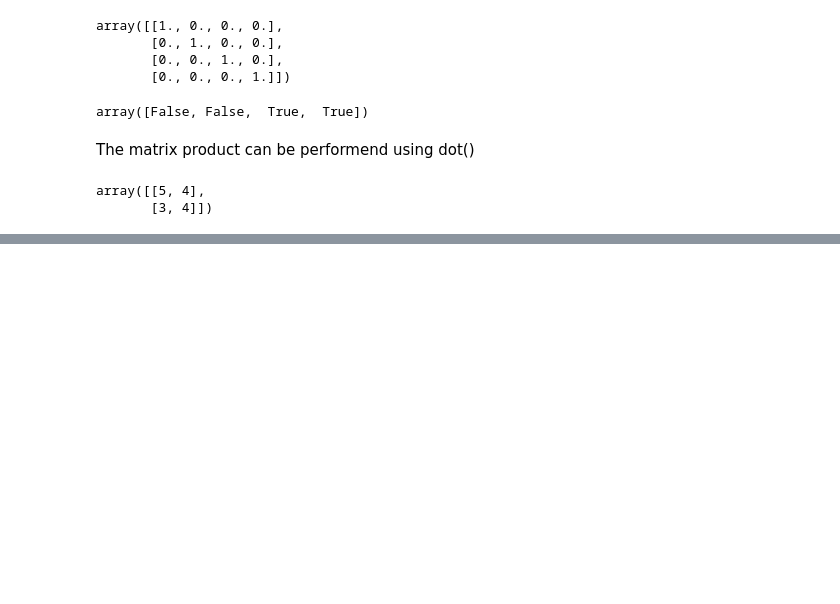
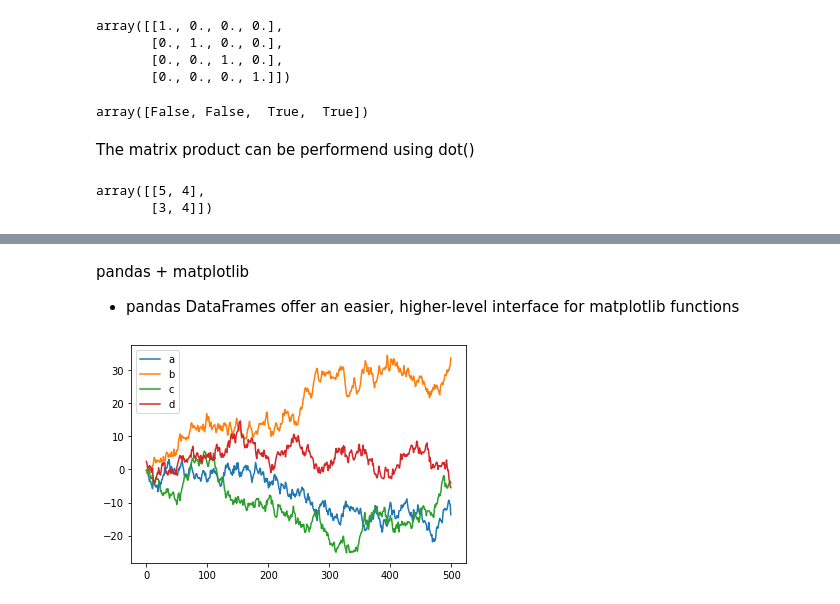
Before and after one commit to manhhung20033/manhhung20033, a Jupyter notebook: Learn_Python.ipynb, the cells around one changed output, grey strips where cells are left out. Saved outputs shown, nothing was run; the diff lists cells and outputs as text; code cells hidden in the pictures; blank space fills up the shorter version.

```diff
--- a/Learn_Python.ipynb
+++ b/Learn_Python.ipynb
@@ -394,0 +969,10 @@ array([[5, 4],
+# %% [markdown]
+pandas + matplotlib
+* pandas DataFrames offer an easier, higher-level interface for matplotlib functions
+# %%
+df = pd.DataFrame(np.random.randn(500, 4),
+                  columns=['a', 'b', 'c', 'd']) # random 4D data
+p = df.cumsum() # Plot cumulative sum of all series
+p.plot();
+# %% [output]
+[figure, added]
```
Also changed, not shown: parts of 100 cells of this notebook.
